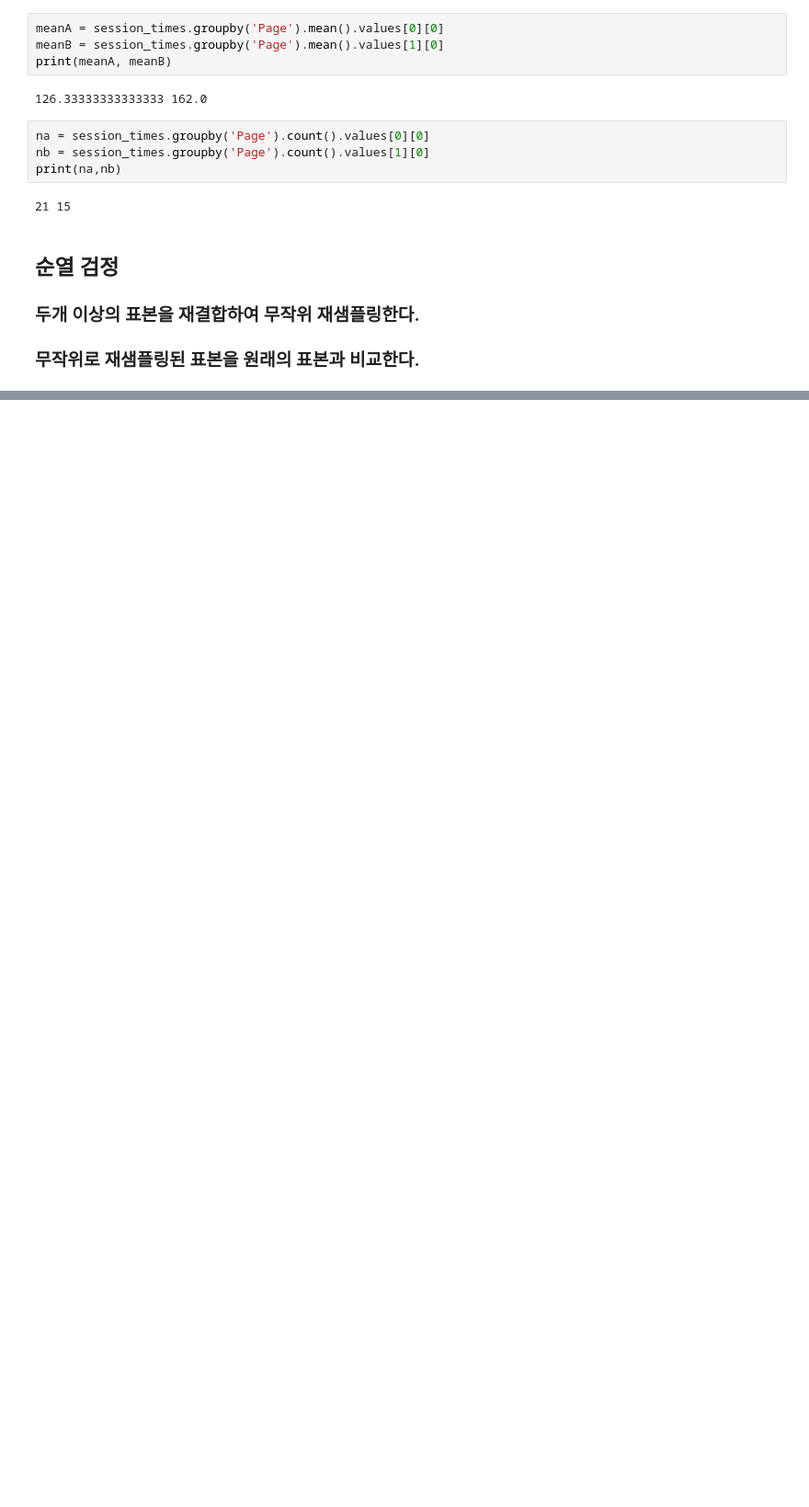
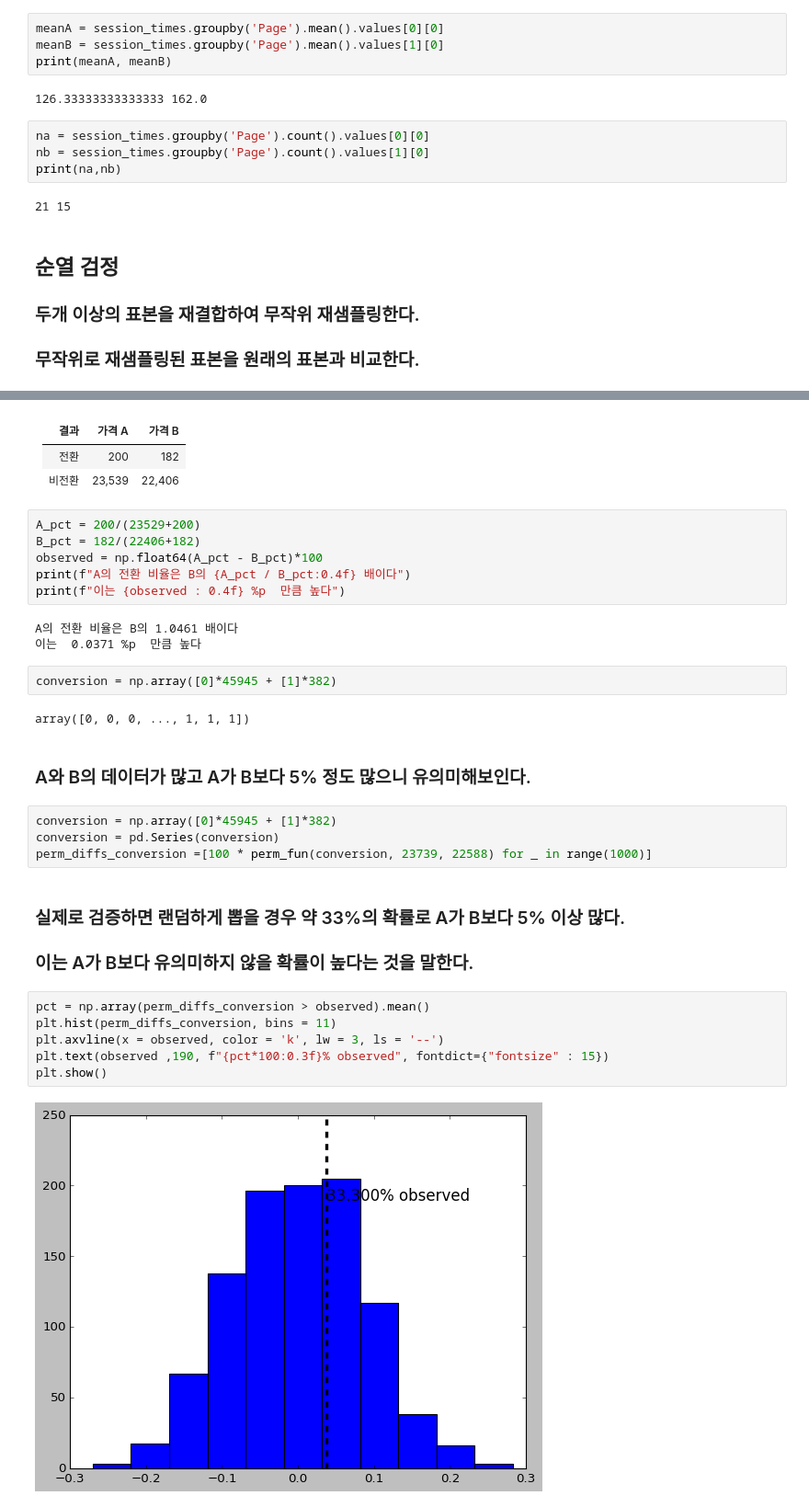
Before and after one commit to Hosung-Ahn/StatisticsForData, a Jupyter notebook: Chapter3-Statistial Experiments and Significance Testing/note.ipynb, the cells around one changed output, grey strips where cells are left out. Shown: that part at 92% size. Drawn from its saved outputs; the diff is of its cells as text; blank space fills up the shorter version.

```diff
--- a/Chapter3-Statistial Experiments and Significance Testing/note.ipynb
+++ b/Chapter3-Statistial Experiments and Significance Testing/note.ipynb
@@ -75,0 +80,35 @@ plt.show()
+# %% [markdown]
+|결과|가격 A|가격 B|
+|-|-|-|
+|전환|200|182|
+|비전환|23,539|22,406|
+# %%
+A_pct = 200/(23529+200)
+B_pct = 182/(22406+182)
+observed = np.float64(A_pct - B_pct)*100
+print(f"A의 전환 비율은 B의 {A_pct / B_pct:0.4f} 배이다")
+print(f"이는 {observed : 0.4f} %p  만큼 높다")
+# %% [output]
+A의 전환 비율은 B의 1.0461 배이다
+이는  0.0371 %p  만큼 높다
+# %%
+conversion = np.array([0]*45945 + [1]*382)
+# %% [output]
+array([0, 0, 0, ..., 1, 1, 1])
+# %% [markdown]
+### A와 B의 데이터가 많고 A가 B보다 5% 정도 많으니 유의미해보인다.
+# %%
+conversion = np.array([0]*45945 + [1]*382)
+conversion = pd.Series(conversion)
+perm_diffs_conversion =[100 * perm_fun(conversion, 23739, 22588) for _ in range(1000)]
+# %% [markdown]
+### 실제로 검증하면 랜덤하게 뽑을 경우 약 33%의 확률로 A가 B보다 5% 이상 많다.
+### 이는 A가 B보다 유의미하지 않을 확률이 높다는 것을 말한다.
+# %%
+pct = np.array(perm_diffs_conversion > observed).mean()
+plt.hist(perm_diffs_conversion, bins = 11)
+plt.axvline(x = observed, color = 'k', lw = 3, ls = '--')
+plt.text(observed ,190, f"{pct*100:0.3f}% observed", fontdict={"fontsize" : 15})
+plt.show()
+# %% [output]
+[figure, added]
```
Also changed, not shown: parts of 9 cells of this notebook.
